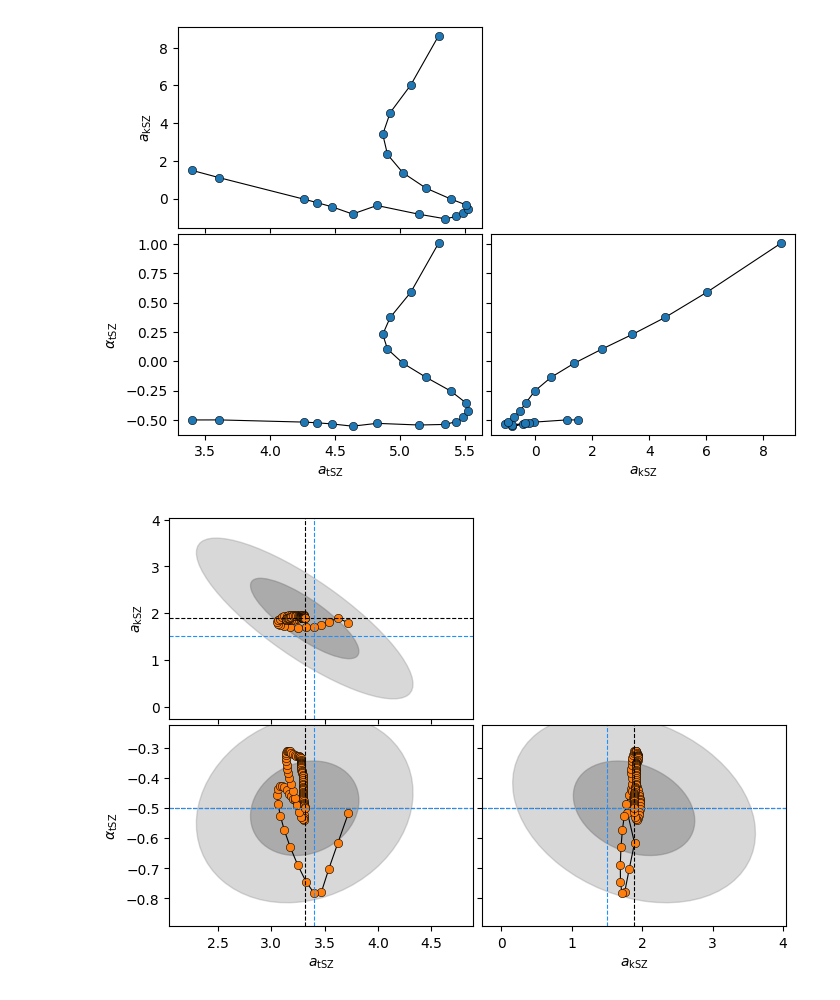
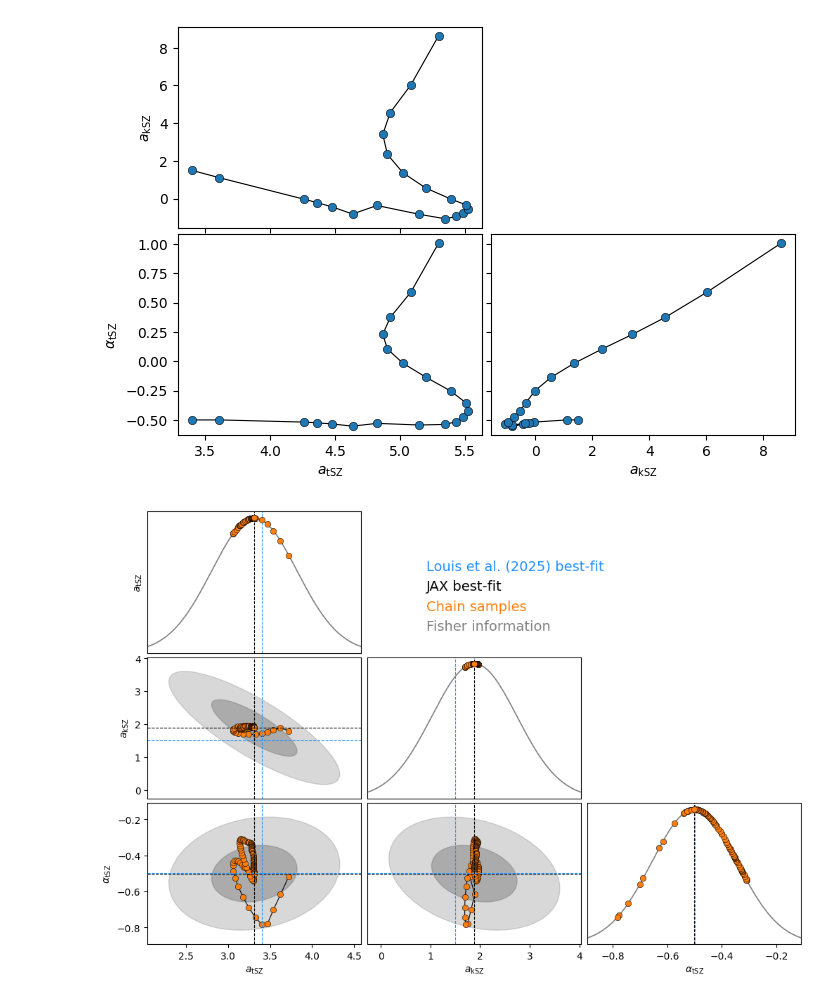
Before and after one commit to HTJense/dflike, a Jupyter notebook: notebooks/02_Intro_Differentiable.ipynb, the cells around one changed output. Cells and saved outputs as stored; diff of their text form; code cells hidden in the pictures.

Commit message:
Updated plot.

```diff
--- a/notebooks/02_Intro_Differentiable.ipynb
+++ b/notebooks/02_Intro_Differentiable.ipynb
@@ -348,46 +349,80 @@ labels = [r"a_{\rm tSZ}", r"a_{\rm kSZ}", r"\alpha_{\rm tSZ}"]
 
 H = hess_adam(x_adam)
 F = jnp.linalg.inv(H)
 err = jnp.sqrt(jnp.diag(F))
 
 # Here we plot the final chain.
 # - in orange, we show the samples found using Optax.
 # - in grey, we show the Fisher information matrix (which is a reasonable estimate of the posterior)
 # - in blue, we show the Louis et al (2025) best-fitting parameters, and in black we show our own.
 
 # Note that we have different degrees of freedom from Louis et al., notably we are not fitting for the Cosmology here, but we are including many additional foreground parameters.
 # One could rewrite the logposterior function to keep the same parameters fixed as in Louis et al. before, and only fit for the same foregrounds.
 
-fig, axes = plt.subplots(len(params), len(params), sharex="col", sharey="row", figsize = (12, 8), gridspec_kw={"hspace":0.03, "wspace":0.03})
+fig, axes = plt.subplots(len(params), len(params), figsize = (12, 8), gridspec_kw={"hspace":0.03, "wspace":0.03})
 
 for i, ipar in enumerate(params):
     for j, jpar in enumerate(params):
         ax = axes[i,j]
-        if j >= i:
+        if j > i:
             fig.delaxes(ax)
             continue
+        elif i == j:
+            xpar = parameters.index(ipar)
+            mean = chain_adam[-1, xpar]
+            std = err[xpar]
 
-        xpar = parameters.index(ipar)
-        ypar = parameters.index(jpar)
-        x = chain_adam[:, xpar]
-        y = chain_adam[:, ypar]
+            x = np.linspace(mean - 2.5 * std, mean + 2.5 * std, 1000)
+            y = np.exp(-0.5 * np.power((x - mean) / std, 2.0))
+            ax.plot(x, y, lw=1.2, c="grey")
 
-        ax.plot(y, x, color="k", linewidth=0.8, marker="o", markerfacecolor="C1", markeredgewidth=0.4)
-        ax.axvline(y[-1], c="k", lw=0.8, ls="--")
-        ax.axhline(x[-1], c="k", lw=0.8, ls="--")
+            ax.axvline(mean, c="k", lw=0.8, ls="--")
+            ax.axvline(parameter_values[ipar], c="dodgerblue", lw=0.8, ls="--")
 
-        ax.axvline(parameter_values[jpar], c="dodgerblue", lw=0.8, ls="--")
-        ax.axhline(parameter_values[ipar], c="dodgerblue", lw=0.8, ls="--")
+            # Show the sample points along the slice
+            y = np.exp(-0.5 * np.power((chain_adam[:,xpar] - mean) / std, 2.0))
+            ax.scatter(chain_adam[:,xpar], y, marker="o", facecolor="C1", edgecolor="k", linewidth=0.4, zorder=99)
 
-        add_ellipse(ax, [y[-1], x[-1]], [err[ypar], err[xpar]], F[xpar,ypar], nstd=1., color="grey", alpha=0.5)
-        add_ellipse(ax, [y[-1], x[-1]], [err[ypar], err[xpar]], F[xpar,ypar], nstd=2., color="grey", alpha=0.3)
+            ax.set_xlim(mean - 2.5 * std, mean + 2.5 * std)
+            ax.set_yticks([])
+        else:
+            xpar = parameters.index(ipar)
+            ypar = parameters.index(jpar)
+            x = chain_adam[:, xpar]
+            y = chain_adam[:, ypar]
 
-        ax.set_xlim(y[-1] - 2.5 * err[ypar], y[1] + 2.5 * err[ypar])
-        ax.set_ylim(x[-1] - 2.5 * err[xpar], x[1] + 2.5 * err[xpar])
+            ax.plot(y, x, color="k", linewidth=0.8, marker="o", markerfacecolor="C1", markeredgewidth=0.4)
+            ax.axvline(y[-1], c="k", lw=0.8, ls="--")
+            ax.axhline(x[-1], c="k", lw=0.8, ls="--")
+
+            ax.axvline(parameter_values[jpar], c="dodgerblue", lw=0.8, ls="--")
+            ax.axhline(parameter_values[ipar], c="dodgerblue", lw=0.8, ls="--")
+
+            add_ellipse(ax, [y[-1], x[-1]], [err[ypar], err[xpar]], F[xpar,ypar], nstd=1., color="grey", alpha=0.5)
+            add_ellipse(ax, [y[-1], x[-1]], [err[ypar], err[xpar]], F[xpar,ypar], nstd=2., color="grey", alpha=0.3)
+
+            ax.set_xlim(y[-1] - 2.5 * err[ypar], y[-1] + 2.5 * err[ypar])
+            ax.set_ylim(x[-1] - 2.5 * err[xpar], x[-1] + 2.5 * err[xpar])
 
         if j == 0:
             ax.set_ylabel(f"${labels[i]}$")
+        else:
+            ax.set_yticks([])
         if i == len(params)-1:
             ax.set_xlabel(f"${labels[j]}$")
+        else:
+            ax.set_xticks([])
+
+ax = axes[0,0]
+ax.plot([], [], c="dodgerblue", label="Louis et al. (2025) best-fit")
+ax.plot([], [], c="k", label="JAX best-fit")
+ax.plot([], [], c="C1", label="Chain samples")
+ax.plot([], [], c="grey", label="Fisher information")
+L = ax.legend(loc=(1.1, 0.1), fontsize=14)
+for t, h in zip(L.get_texts(), L.legend_handles):
+	c = h.get_color()
+	h.set_visible(False)
+	t.set_color(c)
+L.get_frame().set_edgecolor("none")
 # %% [output]
-[figure, old version]
+[figure, new version]
```
Also changed, not shown: parts of 2 cells of this notebook.
